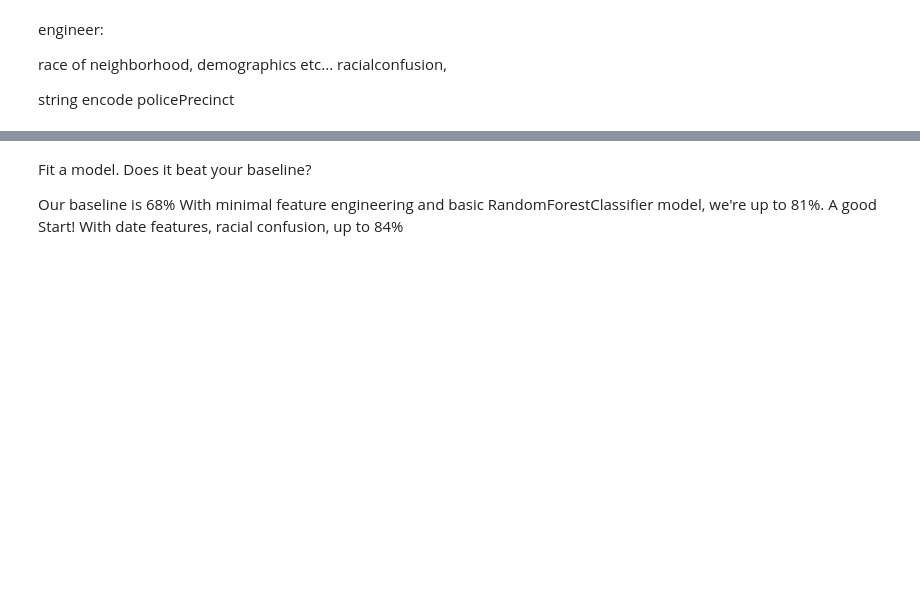
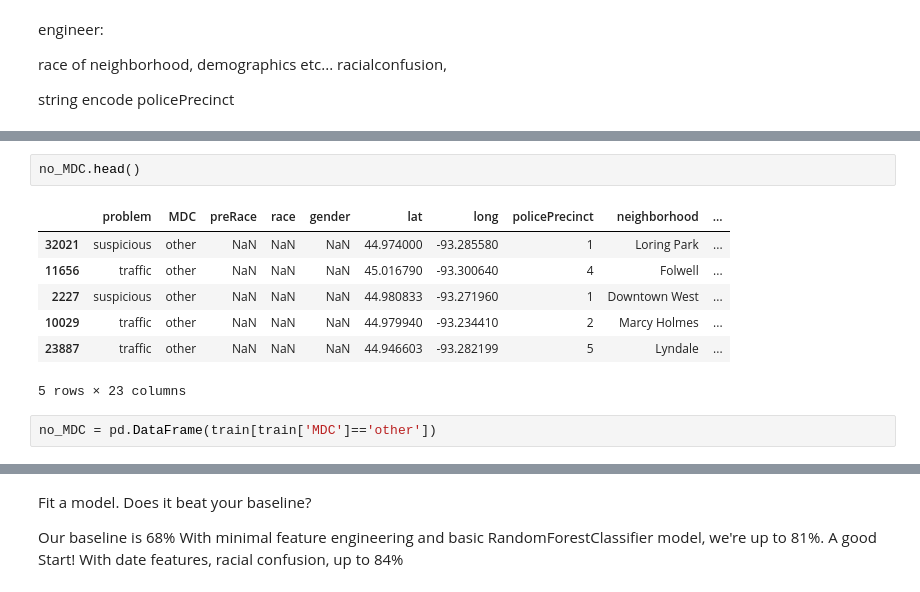
Before and after one commit to dustinhodges/DS-Unit-2-Applied-Modeling, a Jupyter notebook: 23_Hodges.ipynb, the cells around one changed output, grey strips where cells are left out. Cells and saved outputs as stored; diff of their text form; blank space fills up the shorter version.

```diff
--- a/23_Hodges.ipynb
+++ b/23_Hodges.ipynb
@@ -319,0 +206,12 @@ y_test = test[target]
+# %%
+no_MDC.head()
+# %% [output]
+|  | problem | MDC | preRace | race | gender | lat | long | policePrecinct | neighborhood | ... |
+| 32021 | suspicious | other | NaN | NaN | NaN | 44.974000 | -93.285580 | 1 | Loring Park | ... |
+| 11656 | traffic | other | NaN | NaN | NaN | 45.016790 | -93.300640 | 4 | Folwell | ... |
+| 2227 | suspicious | other | NaN | NaN | NaN | 44.980833 | -93.271960 | 1 | Downtown West | ... |
+| 10029 | traffic | other | NaN | NaN | NaN | 44.979940 | -93.234410 | 2 | Marcy Holmes | ... |
+| 23887 | traffic | other | NaN | NaN | NaN | 44.946603 | -93.282199 | 5 | Lyndale | ... |
+5 rows × 23 columns
+# %%
+no_MDC = pd.DataFrame(train[train['MDC']=='other'])
```
Also changed, not shown: parts of 51 cells of this notebook.
